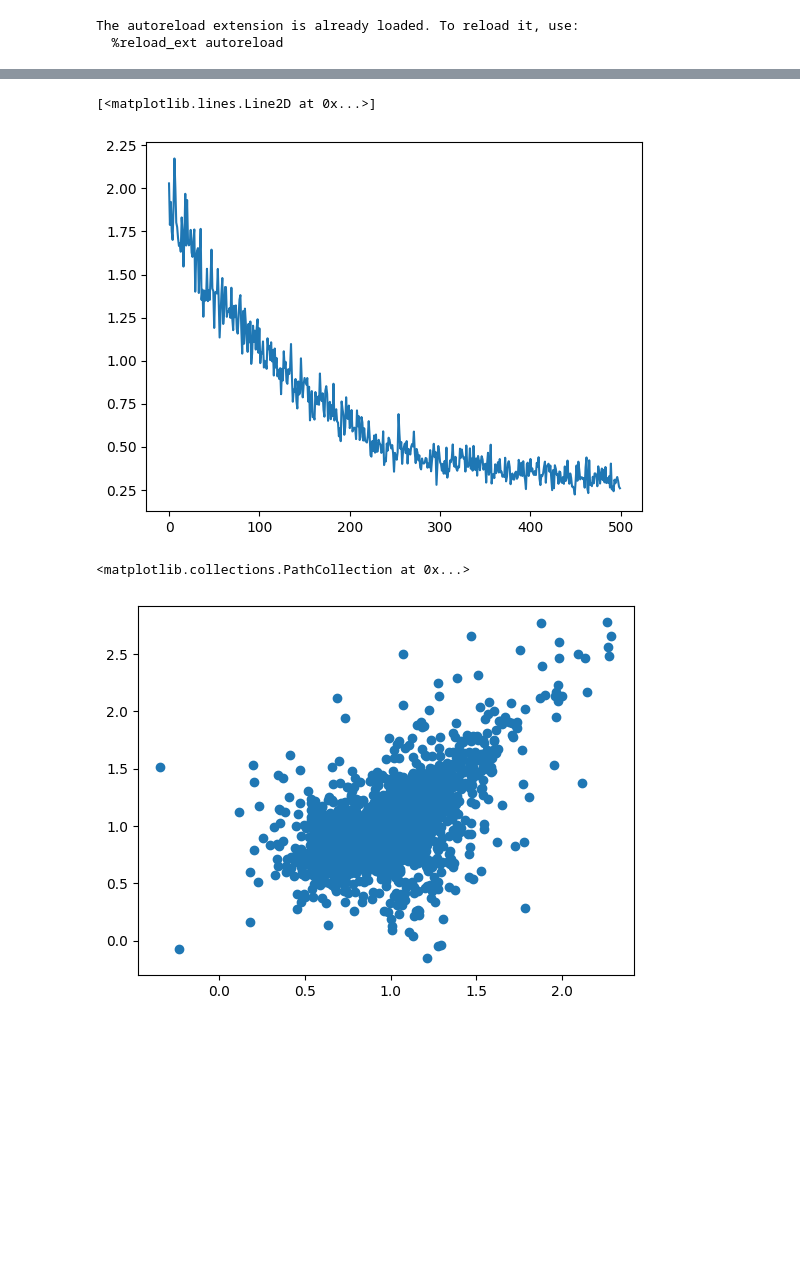
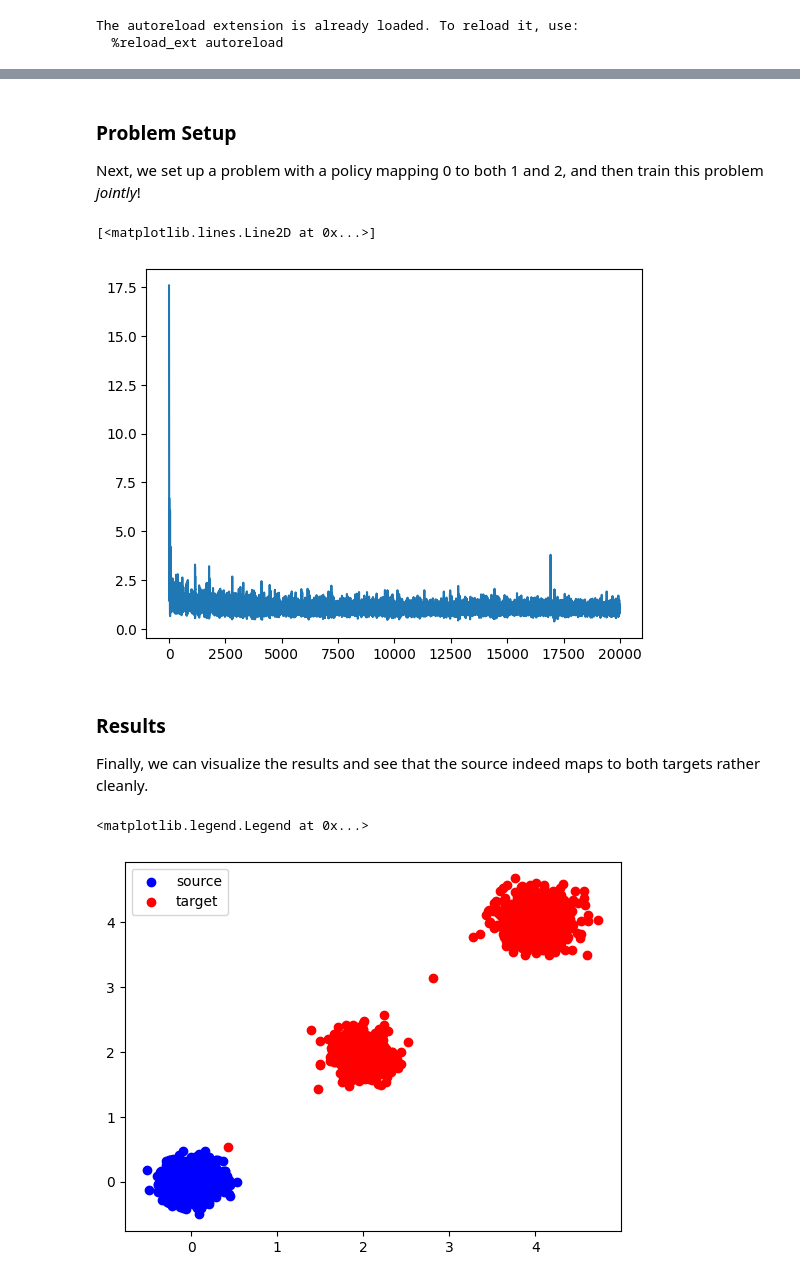
Before and after one commit to theislab/moscot_notebooks, a Jupyter notebook: examples/solvers/500_genot_linear.ipynb, the cells around one changed output, grey strips where cells are left out. Cells and saved outputs as stored; diff of their text form; code cells hidden in the pictures; blank space fills up the shorter version.

```diff
--- a/examples/solvers/500_genot_linear.ipynb
+++ b/examples/solvers/500_genot_linear.ipynb
@@ -25,0 +21,13 @@ plt.scatter(adata.obsm['normal'].T[0], adata.obsm['normal'].T[1])
+# %%
+batches = []
+n_batches = 3
+n_obs_per_batch = 2048
+for i in range(n_batches):
+    batches += [i] * n_obs_per_batch
+adata = AnnData(
+    obsm = { 'normal': np.vstack([np.random.multivariate_normal([i * 2, i * 2], [[.02,0],[0,.02]], n_obs_per_batch) for i in range(n_batches)]) },
+    obs = { 'batch': batches }
+)
+
+for i in range(n_batches):
+    plt.scatter(adata[adata.obs['batch'] == i].obsm['normal'].T[0], adata[adata.obs['batch'] == i].obsm['normal'].T[1], c=list(mcolors.BASE_COLORS.values())[i])
@@ -26,16 +36,26 @@ plt.scatter(adata.obsm['normal'].T[0], adata.obsm['normal'].T[1])
+# %% [markdown]
+### Problem Setup
+
+Next, we set up a problem with a policy mapping 0 to both 1 and 2, and then train this problem _jointly_!
 # %%
 problem = GENOTLinProblem(adata)
-problem = problem.prepare(key="batch", joint_attr="normal", conditional_attr={"attr": "obs", "key": "batch"})
-problem = problem.solve(batch_size=128,iterations= 500, train_size=1.0)
+problem = problem.prepare(policy="explicit", subset=[(0, 1), (0, 2)], key="batch", joint_attr="normal", conditional_attr={"attr": "obs", "key": "batch"})
+problem = problem.solve(batch_size=128,iterations=20000, train_size=1.0,  velocity_field_hidden_dims=[512, 512, 512],velocity_field_time_dims=[1024, 1024, 1024], velocity_field_output_dims=[1024, 1024, 1024])
 # %%
 plt.plot(problem.solution.logs['loss'])
 # %% [output]
 [<matplotlib.lines.Line2D at 0x...>]
-[figure, old version]
+[figure, new version]
+# %% [markdown]
+### Results
+
+Finally, we can visualize the results and see that the source indeed maps to both targets rather cleanly.
 # %%
 adata_subset = adata[adata.obs['batch'] == 0, :]
 pushed = problem.solution.push(adata_subset.obsm['normal'], adata_subset.obs['batch'].values.reshape(adata_subset.shape[0], -1))
-plt.scatter(pushed.T[0], pushed.T[1])
+plt.scatter(adata[~adata.obs['batch'].astype('bool')].obsm['normal'].T[0], adata[~adata.obs['batch'].astype('bool')].obsm['normal'].T[1], c="b", label="source")
+plt.scatter(pushed.T[0], pushed.T[1], c='r', label="target")
+plt.legend()
 # %% [output]
-<matplotlib.collections.PathCollection at 0x...>
+<matplotlib.legend.Legend at 0x...>
-[figure, old version]
+[figure, new version]
```
Also changed, not shown: parts of 5 cells of this notebook.
